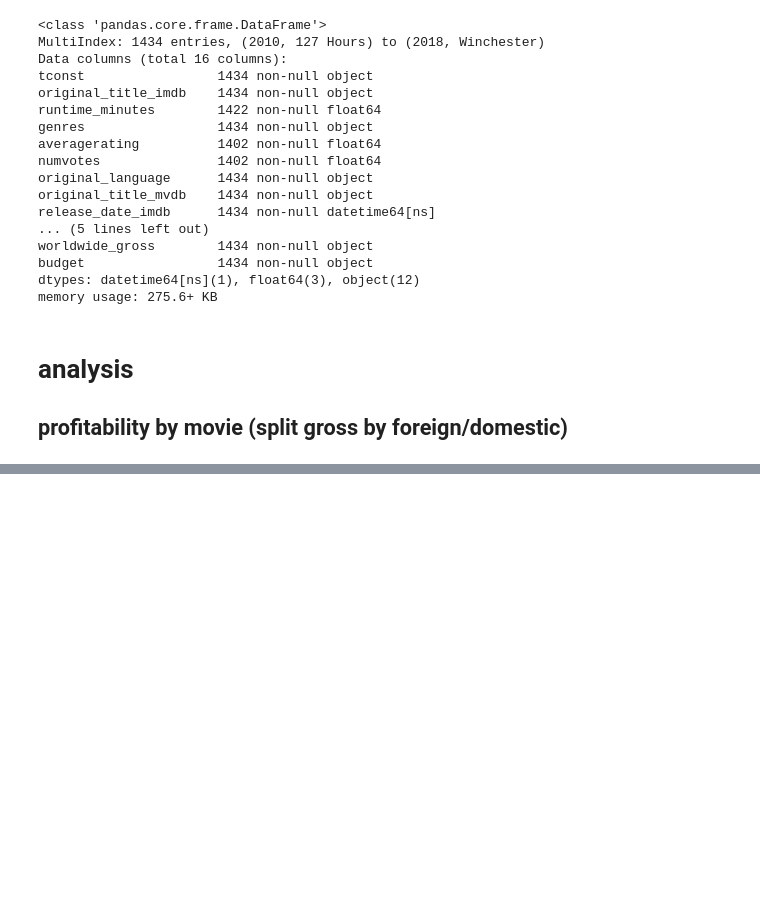
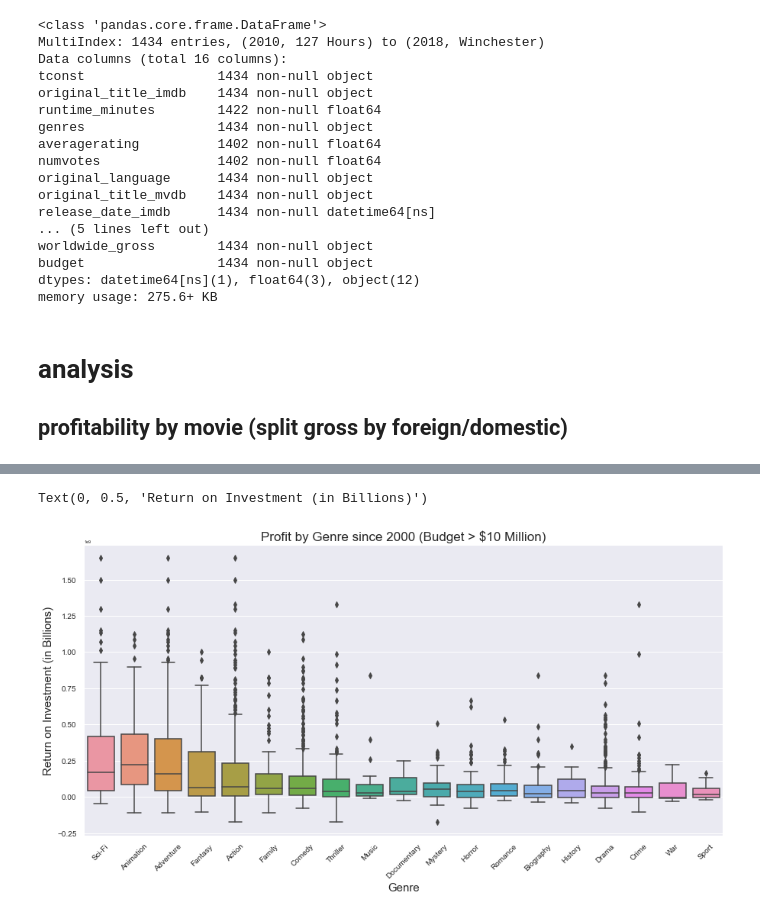
Before and after one commit to stone-ericm/flatiron_phase1_project, a Jupyter notebook: Untitled.ipynb, the cells around one changed output, grey strips where cells are left out. Saved outputs shown, nothing was run; the diff lists cells and outputs as text; code cells hidden in the pictures; blank space fills up the shorter version.

```diff
--- a/Untitled.ipynb
+++ b/Untitled.ipynb
@@ -797,0 +953,7 @@ for each in genres:
+# %%
+final_df_10mil = final_df[final_df['budget'] >= 10000000]
+# final_df_10mil.loc[final_df_10mil['genre2'] == 'Music']
+# %%
+genre_roi10 = pd.concat([pd.Series(final_df_10mil['profit'].values, final_df_10mil['genre1']),
+                       pd.Series(final_df_10mil['profit'].values, final_df_10mil['genre2']),
+                       pd.Series(final_df_10mil['profit'].values, final_df_10mil['genre3'])])
@@ -797,0 +982,3 @@ for each in genres:
+# %%
+genre_roi10 = genre_roi10.drop(labels=['Western', 'Unknown', 'Musical'])
+genre_roi10_df = pd.DataFrame(genre_roi10).reset_index().rename(columns={0:'profit'})
@@ -797,0 +1001,15 @@ for each in genres:
+# %%
+my_order = genre_roi10_df.groupby("index")["profit"].mean().sort_values().iloc[::-1].index
+
+plt.figure(figsize=(15, 7))
+# movies_box = sns.load_dataset(genre_roi)
+ax = sns.boxplot(x=genre_roi10_df['index'], y=genre_roi10_df['profit'], data=(genre_roi10_df), order=my_order)
+plt.setp(ax.get_xticklabels(), rotation=45, fontsize = 10)
+plt.setp(ax.get_yticklabels(), fontsize = 10)
+
+ax.set_title('Profit by Genre since 2000 (Budget > $10 Million)', fontsize = 17)
+ax.set_xlabel('Genre', fontsize=15)
+ax.set_ylabel('Return on Investment (in Billions)', fontsize=15)
+# %% [output]
+Text(0, 0.5, 'Return on Investment (in Billions)')
+[figure, added]
```
Also changed, not shown: parts of 33 cells of this notebook.
